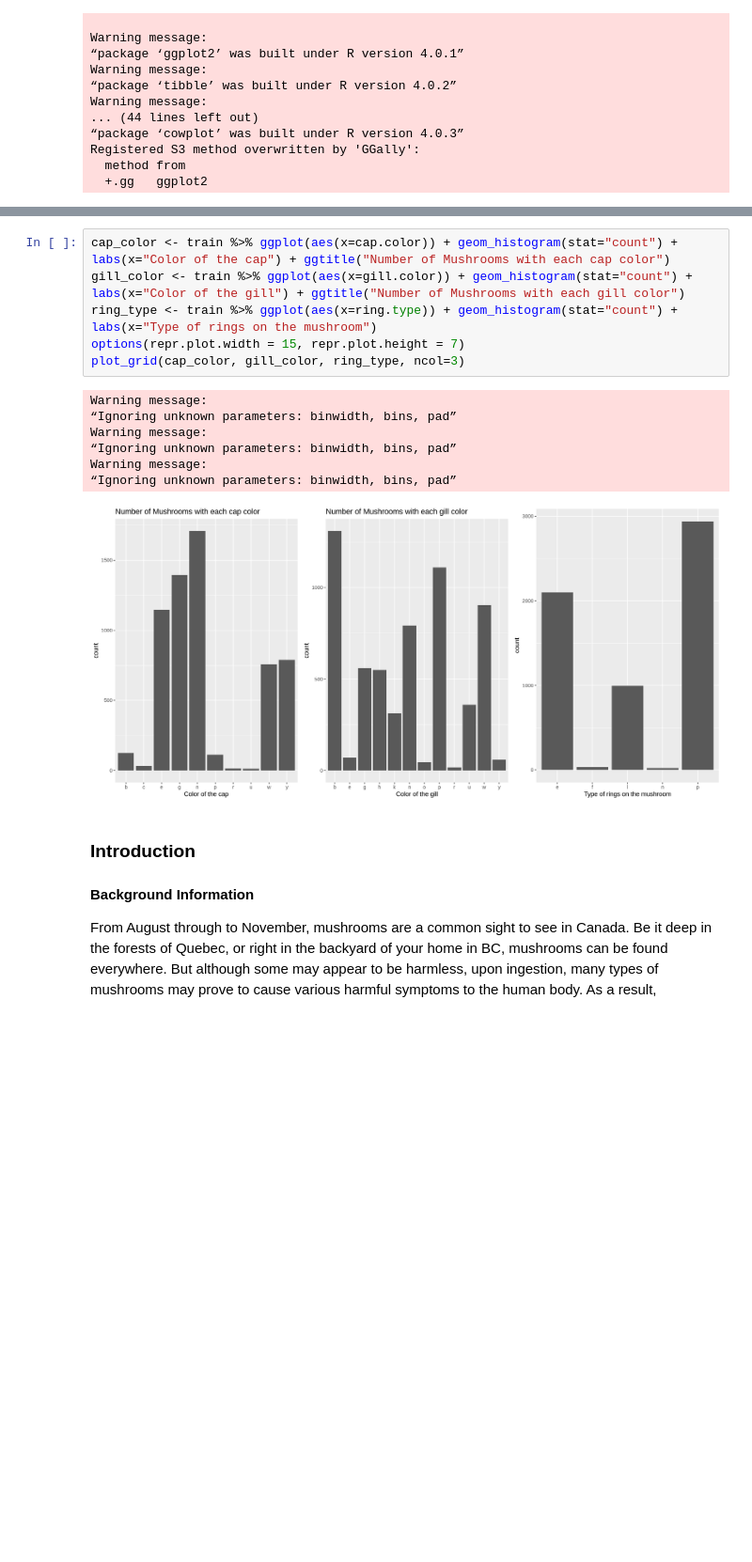
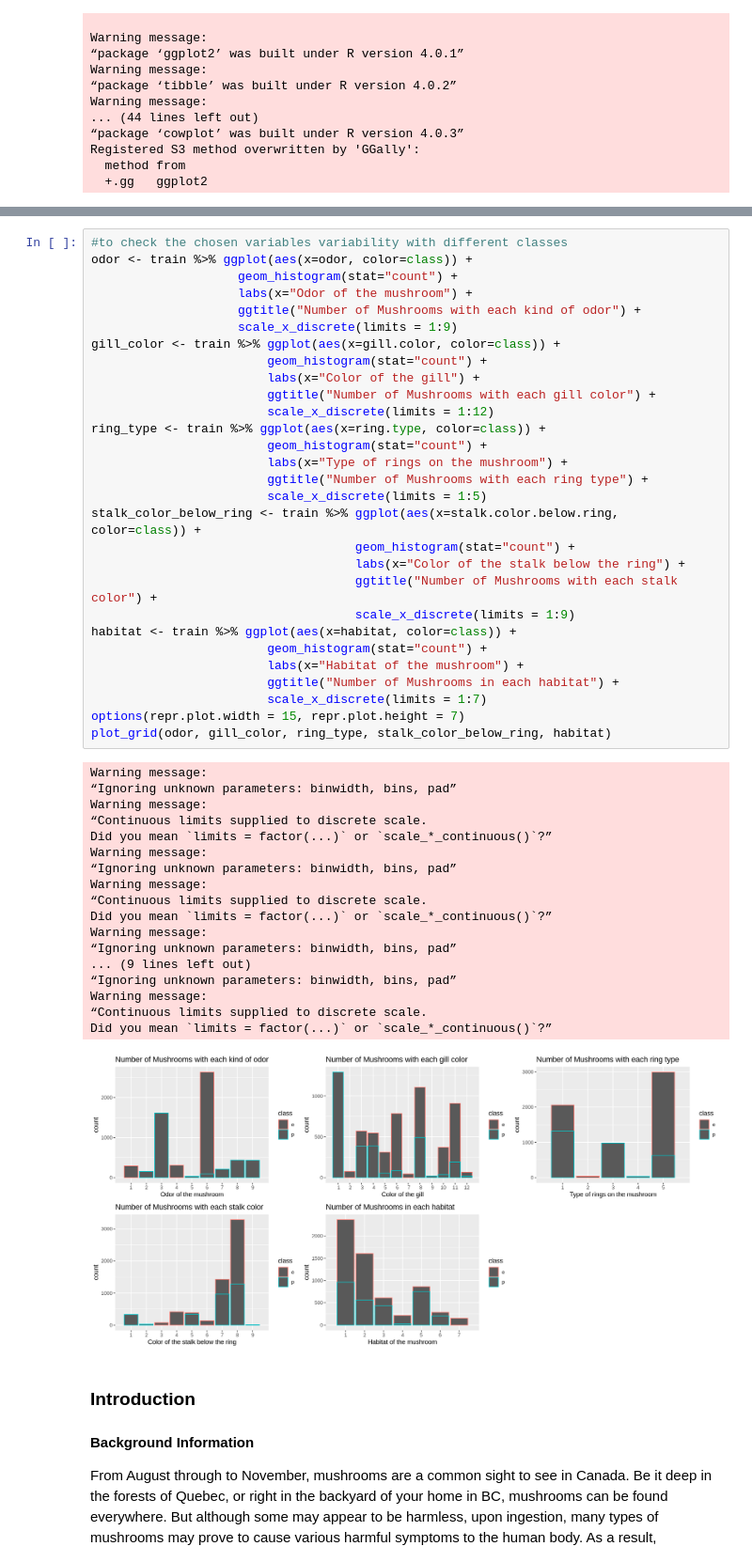
Before and after one commit to alexcw-5/DSCI-100-Group-Project, a Jupyter notebook: Report.ipynb, the cells around one changed output, grey strips where cells are left out. Shown at 94% size. Cells and saved outputs as stored; diff of their text form; blank space fills up the shorter version.

Commit message:
Edited Report.ipynb
Changed one of the variables 'stalk.root' to 'odor' as a lot of the data on stalk.root is ?'s.
Touched on the graphs of the variables we've picked so far too!

```diff
--- a/Report.ipynb
+++ b/Report.ipynb
@@ -101,18 +84,52 @@ A tibble: 8124 × 6
 [figure]
 # %%
-cap_color <- train %>% ggplot(aes(x=cap.color)) + geom_histogram(stat="count") +  labs(x="Color of the cap") + ggtitle("Number of Mushrooms with each cap color")
-gill_color <- train %>% ggplot(aes(x=gill.color)) + geom_histogram(stat="count") +  labs(x="Color of the gill") + ggtitle("Number of Mushrooms with each gill color")
-ring_type <- train %>% ggplot(aes(x=ring.type)) + geom_histogram(stat="count") + labs(x="Type of rings on the mushroom")
+#to check the chosen variables variability with different classes
+odor <- train %>% ggplot(aes(x=odor, color=class)) +
+                    geom_histogram(stat="count") +
+                    labs(x="Odor of the mushroom") +
+                    ggtitle("Number of Mushrooms with each kind of odor") +
+                    scale_x_discrete(limits = 1:9)
+gill_color <- train %>% ggplot(aes(x=gill.color, color=class)) +
+                        geom_histogram(stat="count") +
+                        labs(x="Color of the gill") +
+                        ggtitle("Number of Mushrooms with each gill color") +
+                        scale_x_discrete(limits = 1:12)
+ring_type <- train %>% ggplot(aes(x=ring.type, color=class)) +
+                        geom_histogram(stat="count") +
+                        labs(x="Type of rings on the mushroom") +
+                        ggtitle("Number of Mushrooms with each ring type") +
+                        scale_x_discrete(limits = 1:5)
+stalk_color_below_ring <- train %>% ggplot(aes(x=stalk.color.below.ring, color=class)) +
+                                    geom_histogram(stat="count") +
+                                    labs(x="Color of the stalk below the ring") +
+                                    ggtitle("Number of Mushrooms with each stalk color") +
+                                    scale_x_discrete(limits = 1:9)
+habitat <- train %>% ggplot(aes(x=habitat, color=class)) +
+                        geom_histogram(stat="count") +
+                        labs(x="Habitat of the mushroom") +
+                        ggtitle("Number of Mushrooms in each habitat") +
+                        scale_x_discrete(limits = 1:7)
 options(repr.plot.width = 15, repr.plot.height = 7)
-plot_grid(cap_color, gill_color, ring_type, ncol=3)
+plot_grid(odor, gill_color, ring_type, stalk_color_below_ring, habitat)
 # %% [output]
 Warning message:
 “Ignoring unknown parameters: binwidth, bins, pad”
 Warning message:
+“Continuous limits supplied to discrete scale.
+Did you mean `limits = factor(...)` or `scale_*_continuous()`?”
+Warning message:
 “Ignoring unknown parameters: binwidth, bins, pad”
 Warning message:
+“Continuous limits supplied to discrete scale.
+Did you mean `limits = factor(...)` or `scale_*_continuous()`?”
+Warning message:
 “Ignoring unknown parameters: binwidth, bins, pad”
+... (9 lines left out)
+“Ignoring unknown parameters: binwidth, bins, pad”
+Warning message:
+“Continuous limits supplied to discrete scale.
+Did you mean `limits = factor(...)` or `scale_*_continuous()`?”
-[figure, old version]
+[figure, new version]
 # %% [markdown]
 ### Introduction
 
```
Also changed, not shown: parts of 2 cells of this notebook.
